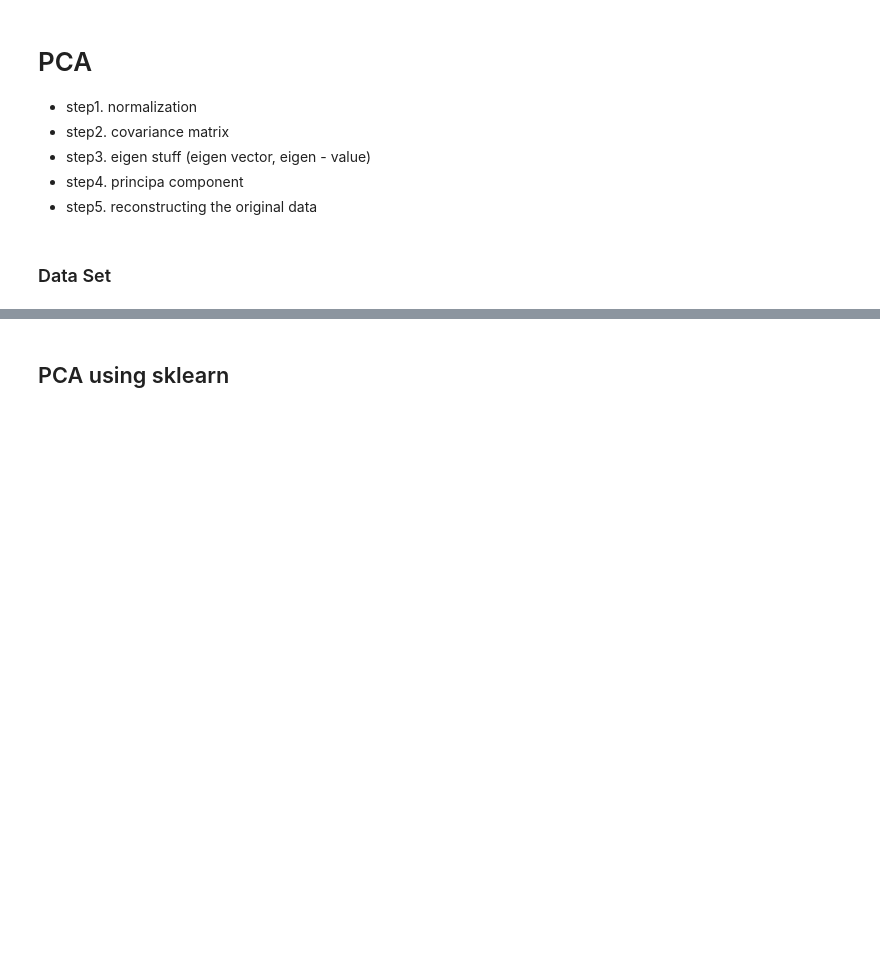
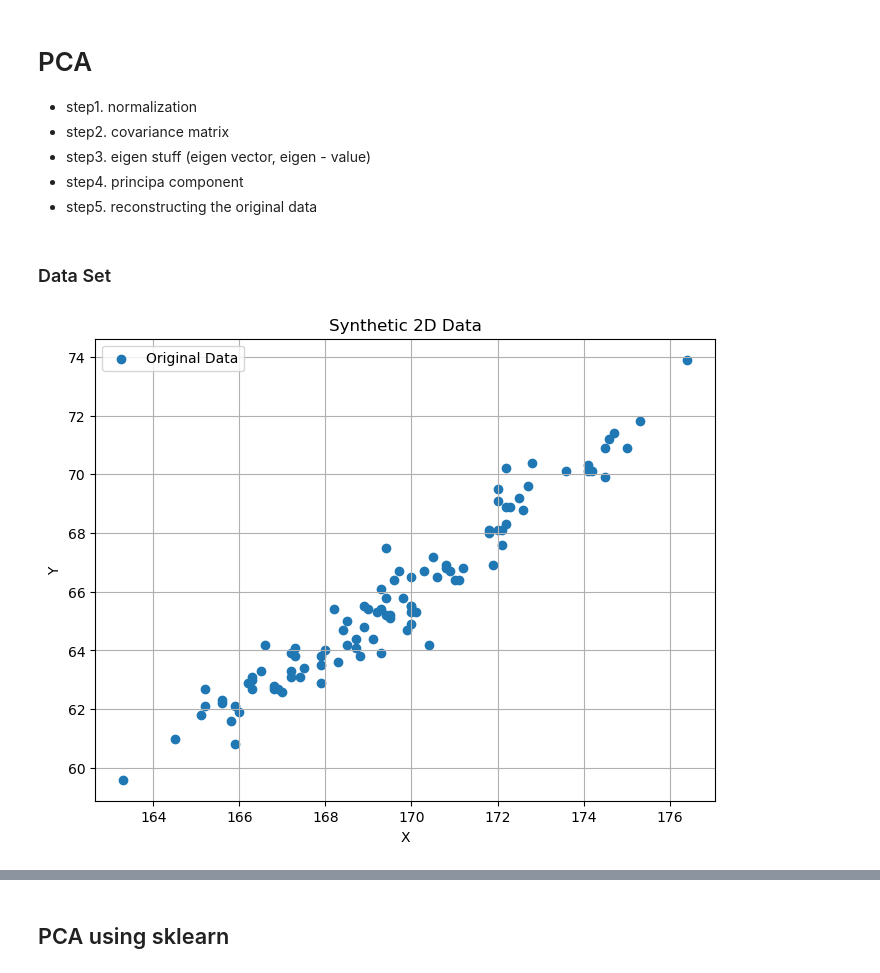
Before and after one commit to zzangdol1029/zzangdol, a Jupyter notebook: apprentice/3주차/lec04_pca_v2_for_student.ipynb, the cells around one changed output, grey strips where cells are left out. Cells and saved outputs as stored; diff of their text form; code cells hidden in the pictures; blank space fills up the shorter version.

```diff
--- a/apprentice/3주차/lec04_pca_v2_for_student.ipynb
+++ b/apprentice/3주차/lec04_pca_v2_for_student.ipynb
@@ -38,3 +38,22 @@ y = np.array([64.8, 61.8, 65.5, 73.9, 64.2, 66.8, 70.4, 69.5, 64.2, 66.9,
               63.1, 68.1, 65.3, 63.5, 64.9, 65.4, 63.3, 66.4, 62.1, 68.9,
               62.3, 67.6, 65.8, 68.0, 62.7, 64.1, 61.9, 65.3, 66.1, 71.2,
               65.1, 66.4, 63.0, 65.2, 70.1, 66.5, 63.4, 62.7, 66.7, 65.3])
+# %%
+import numpy as np
+import matplotlib.pyplot as plt
+
+# Data Set
+# IMPLEMENT HERE
+data = np.column_stack((x, y))
+
+# Plot the synthetic data
+plt.figure(figsize=(8, 6))
+plt.scatter(data[:, 0], data[:, 1], label='Original Data')
+plt.xlabel('X')
+plt.ylabel('Y')
+plt.title('Synthetic 2D Data')
+plt.grid(True)
+plt.legend()
+plt.show()
+# %% [output]
+[figure, added]
```
Also changed, not shown: parts of 17 cells of this notebook, 1 other file.
